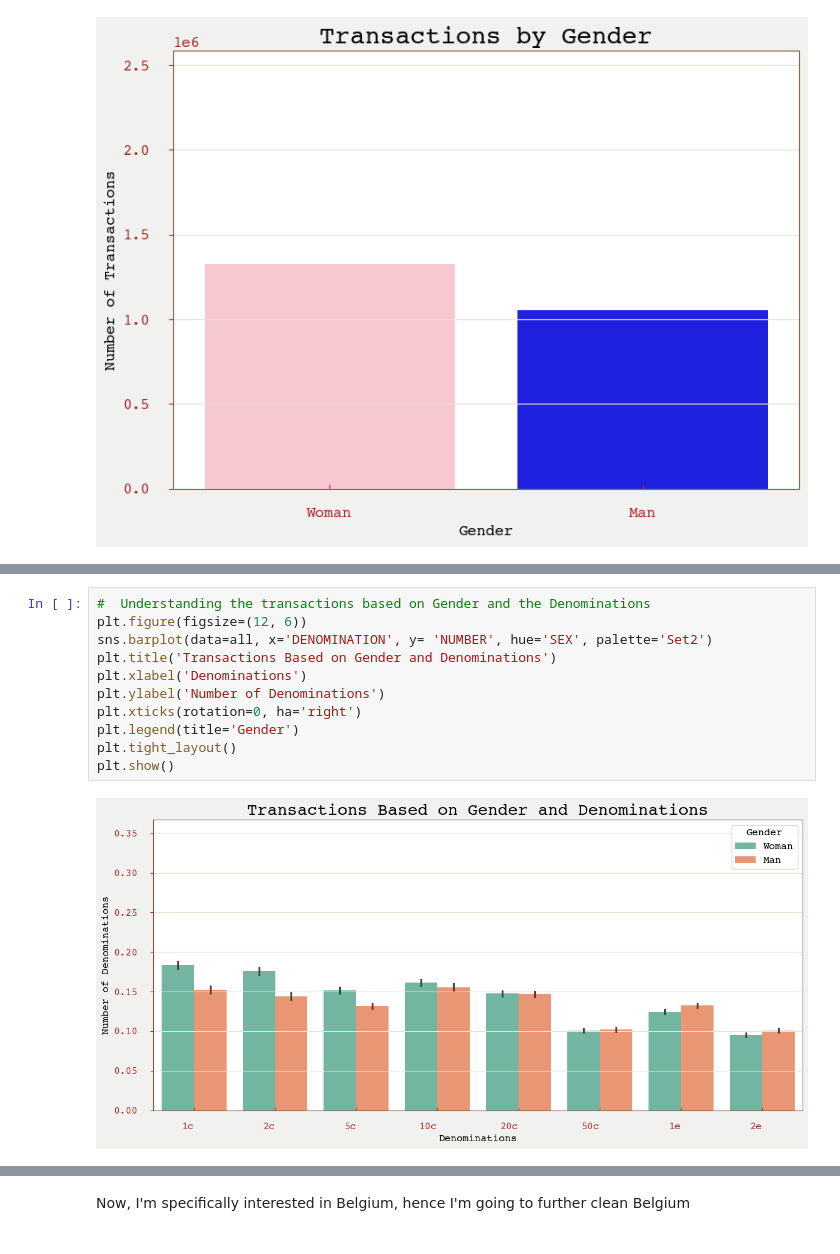
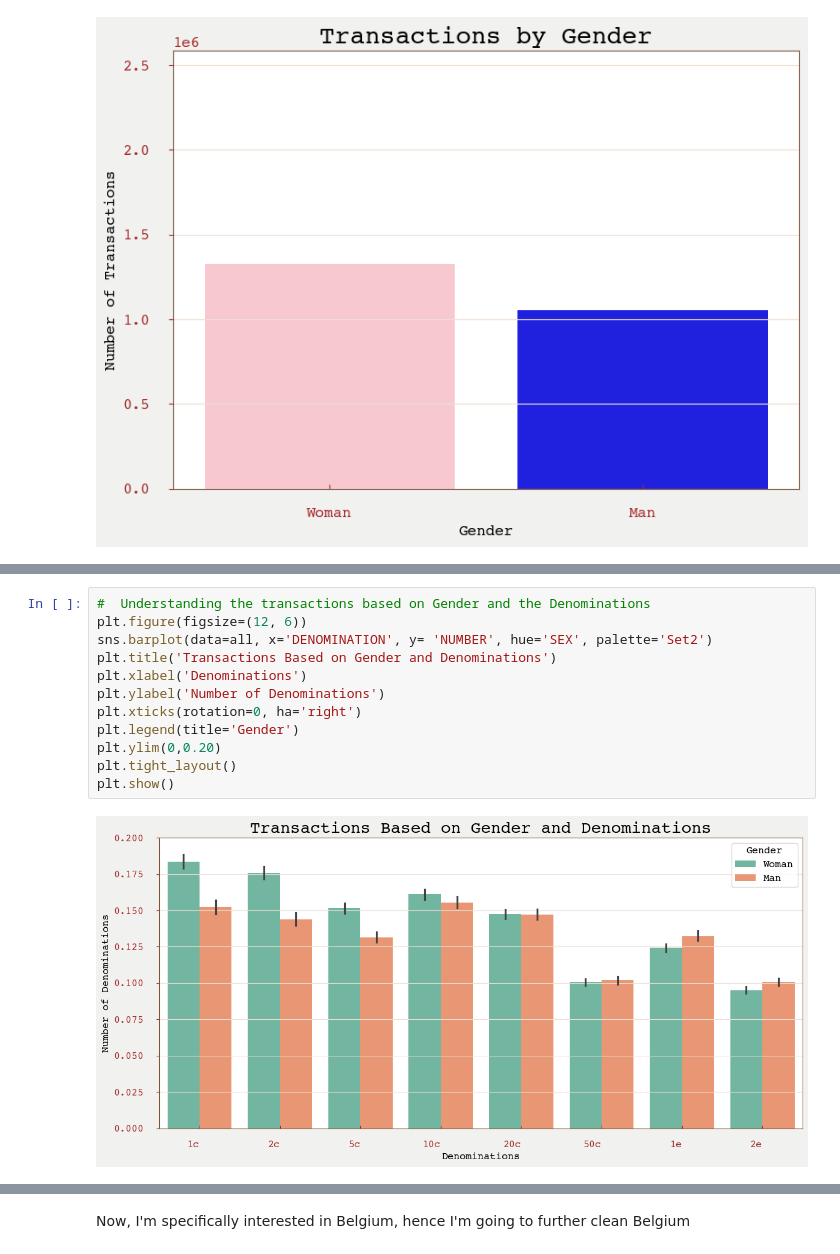
Before and after one commit to msheeba4848/Visual-Storytelling-of-Belgium-Travel, a Jupyter notebook: code/my_submission.ipynb, the cells around one changed output, grey strips where cells are left out. Drawn from its saved outputs; the diff is of its cells as text.

```diff
--- a/code/my_submission.ipynb
+++ b/code/my_submission.ipynb
@@ -414,16 +426,17 @@ plt.show()
 # %%
 #  Understanding the transactions based on Gender and the Denominations
 plt.figure(figsize=(12, 6))
 sns.barplot(data=all, x='DENOMINATION', y= 'NUMBER', hue='SEX', palette='Set2')
 plt.title('Transactions Based on Gender and Denominations')
 plt.xlabel('Denominations')
 plt.ylabel('Number of Denominations')
 plt.xticks(rotation=0, ha='right')
 plt.legend(title='Gender')
+plt.ylim(0,0.20)
 plt.tight_layout()
 plt.show()
 # %% [output]
-[figure, old version]
+[figure, new version]
 # %%
 # We grouped by on basis of the Gender, Non-Domestic Country, the Domestic Country
 grouped_data = bel_fr.groupby(['SEX', 'MINTED', 'COUNTRY']).agg({'NUMBER': 'sum'}).reset_index()
```
Also changed, not shown: parts of 4 cells of this notebook, 7 other files.
